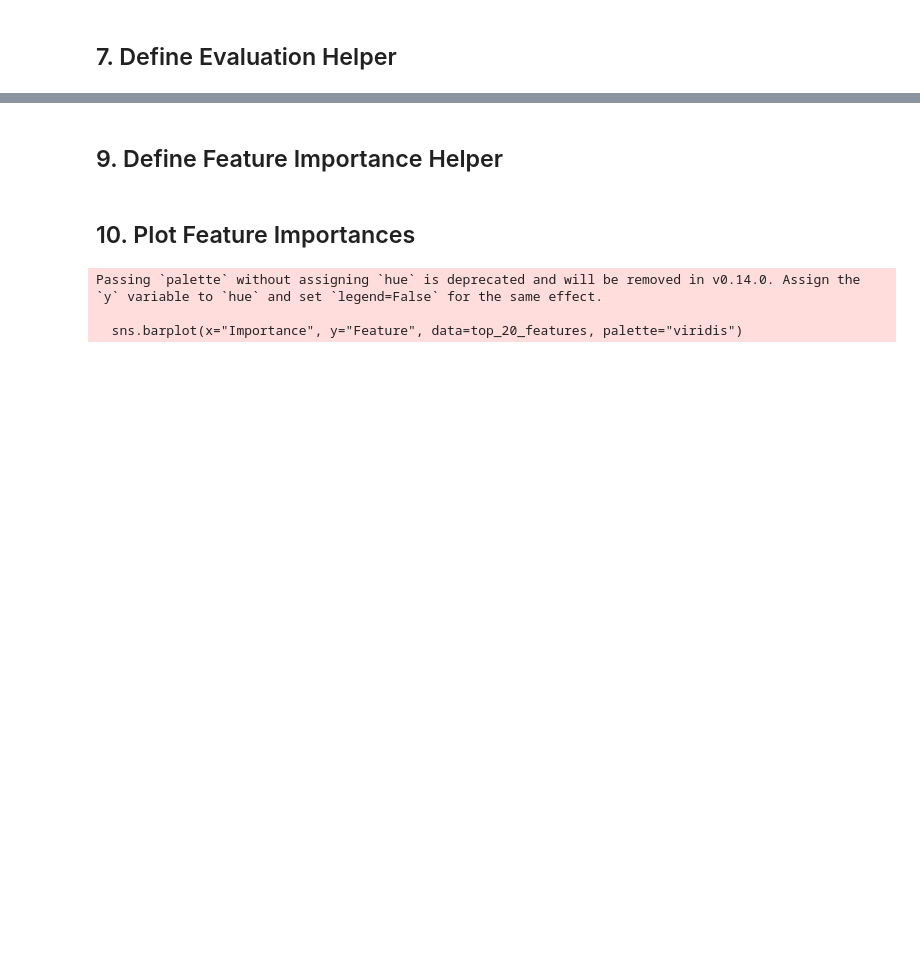
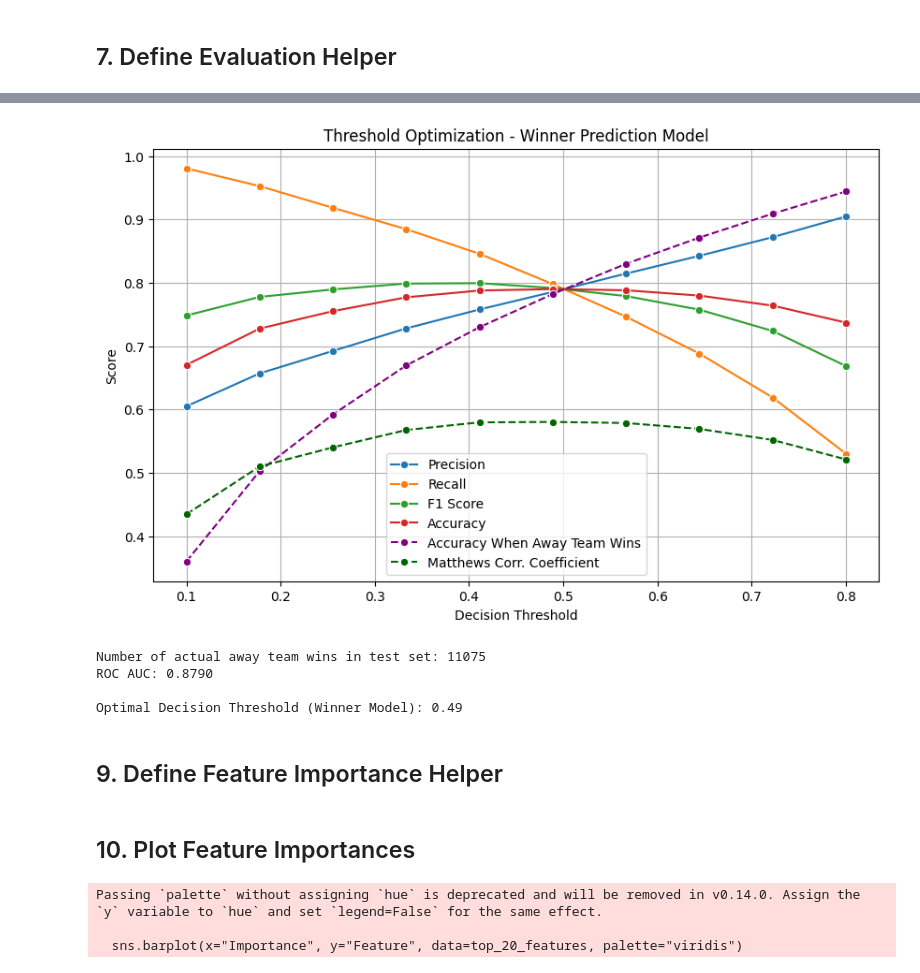
Before and after one commit to AJohnston35/March-Madness, a Jupyter notebook: Game Predictions/train_model.ipynb, the cells around one changed output, grey strips where cells are left out. Saved outputs shown, nothing was run; the diff lists cells and outputs as text; code cells hidden in the pictures; blank space fills up the shorter version.

```diff
--- a/Game Predictions/train_model.ipynb
+++ b/Game Predictions/train_model.ipynb
@@ -176,18 +128,20 @@ joblib.dump(model_upset, 'models/lgbm_upset_model.joblib')
 # %% [markdown]
 ## 7. Define Evaluation Helper
 # %%
-def evaluate_thresholds(model, X_test, y_test, model_name):
+def evaluate_classification_thresholds(model, X_test, y_test, model_name):
     from sklearn.metrics import matthews_corrcoef
 
     thresholds = np.linspace(0.1, 0.8, 10)  # Test thresholds from 0.1 to 0.8
     metrics = []
+
+    # Get probabilities once
+    y_pred_proba = model.predict_proba(X_test)[:, 1]
 
     # Create mask for actual 0 values (away team wins)
     actual_zero_mask = (y_test == 0)
 
     for thresh in thresholds:
         # Get predictions based on threshold
-        y_pred_proba = model.predict_proba(X_test)[:, 1]
         y_pred_thresh = (y_pred_proba > thresh).astype(int)
 
         # Calculate standard metrics
@@ -251,6 +205,7 @@ def evaluate_thresholds(model, X_test, y_test, model_name):
 
     # Print count of actual away team wins
     print(f"Number of actual away team wins in test set: {np.sum(actual_zero_mask)}")
+    print(f"ROC AUC: {roc_auc_score(y_test, y_pred_proba):.4f}")
 
     # Find and return the best threshold based on Matthews Correlation Coefficient (MCC)
     best_threshold = metrics_df.loc[metrics_df["Matthews_CC"].idxmax(), "Threshold"]
@@ -280,3 +215,13 @@ Optimal Decision Threshold (Winner Model - Upset): 0.49
+# %%
+best_thresh_winner = evaluate_classification_thresholds(model_winner, X_test_winner, y_test_winner, "Winner Prediction Model")
+
+print(f"\nOptimal Decision Threshold (Winner Model): {best_thresh_winner:.2f}")
+# %% [output]
+[figure, added]
+Number of actual away team wins in test set: 11075
+ROC AUC: 0.8790
+
+Optimal Decision Threshold (Winner Model): 0.49
 # %% [markdown]
 ## 9. Define Feature Importance Helper
 # %%
```
Also changed, not shown: parts of 13 cells of this notebook, 2 other files.
